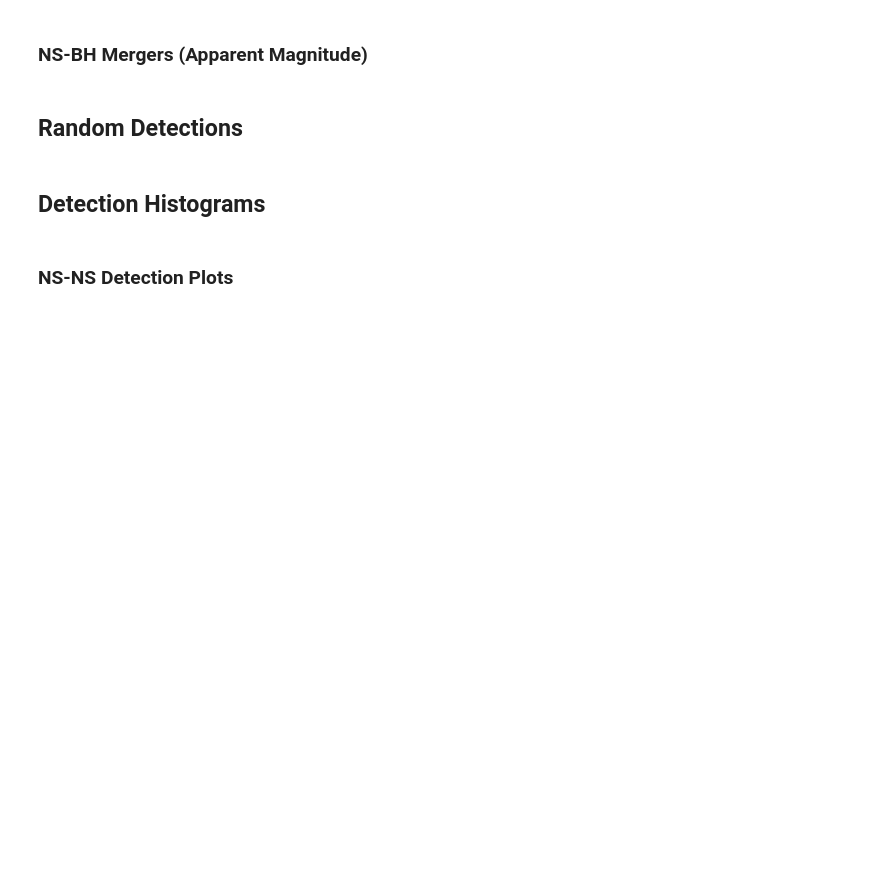
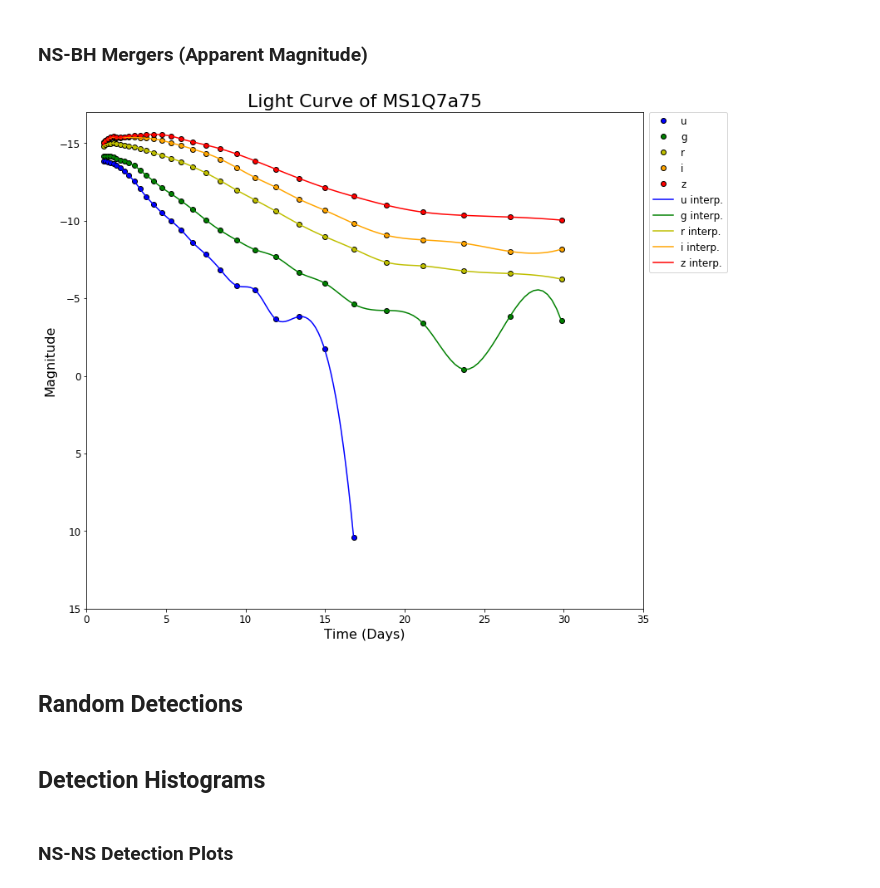
Before and after one commit to adamamiller/NUREU17, a Jupyter notebook: LSST/TargetOfOpportunityStrategy/Light_Curve_Accuracy_Tests.ipynb, the cells around one changed output. Saved outputs shown, nothing was run; the diff lists cells and outputs as text; code cells hidden in the pictures; blank space fills up the shorter version.

```diff
--- a/LSST/TargetOfOpportunityStrategy/Light_Curve_Accuracy_Tests.ipynb
+++ b/LSST/TargetOfOpportunityStrategy/Light_Curve_Accuracy_Tests.ipynb
@@ -297,10 +297,12 @@ plt.close()
 band_plot(MS1Q3a75_app, 'MS1Q3a75')
 plt.close()
 # %%
-full_plot(MS1Q7a75_app, 'MS1Q7a75')
-plt.close()
+full_plot(MS1Q7a75, 'MS1Q7a75')
+
 band_plot(MS1Q7a75_app, 'MS1Q7a75')
 plt.close()
+# %% [output]
+[figure, added]
 # %% [markdown]
 ## Random Detections
 # %%
```
Also changed, not shown: parts of 2 cells of this notebook.
